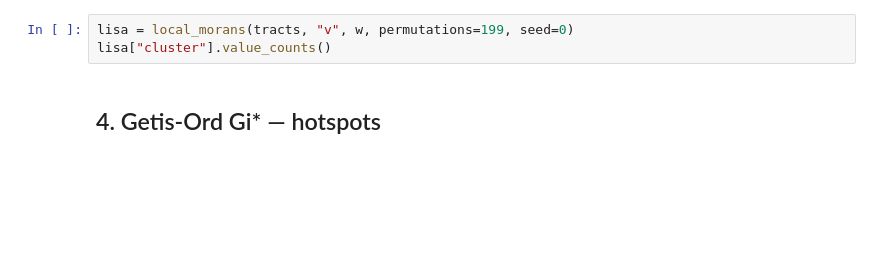
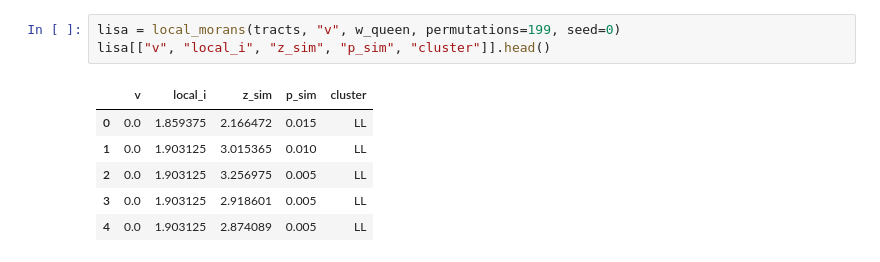
Before and after one commit to serapeum-org/geostatista, a Jupyter notebook: docs/examples/02_spatial_autocorrelation.ipynb, the cells around one changed output. Saved outputs shown, nothing was run; the diff lists cells and outputs as text; blank space fills up the shorter version.

```diff
--- a/docs/examples/02_spatial_autocorrelation.ipynb
+++ b/docs/examples/02_spatial_autocorrelation.ipynb
@@ -37,5 +96,10 @@ print(gc)
 # %%
-lisa = local_morans(tracts, "v", w, permutations=199, seed=0)
-lisa["cluster"].value_counts()
+lisa = local_morans(tracts, "v", w_queen, permutations=199, seed=0)
+lisa[["v", "local_i", "z_sim", "p_sim", "cluster"]].head()
+# %% [output]
+|  | v | local_i | z_sim | p_sim | cluster |
+| 0 | 0.0 | 1.859375 | 2.166472 | 0.015 | LL |
+| 1 | 0.0 | 1.903125 | 3.015365 | 0.010 | LL |
+| 2 | 0.0 | 1.903125 | 3.256975 | 0.005 | LL |
+| 3 | 0.0 | 1.903125 | 2.918601 | 0.005 | LL |
+| 4 | 0.0 | 1.903125 | 2.874089 | 0.005 | LL |
-# %% [markdown]
-## 4. Getis-Ord Gi* — hotspots
```
Also changed, not shown: parts of 23 cells of this notebook, 10 other files.
